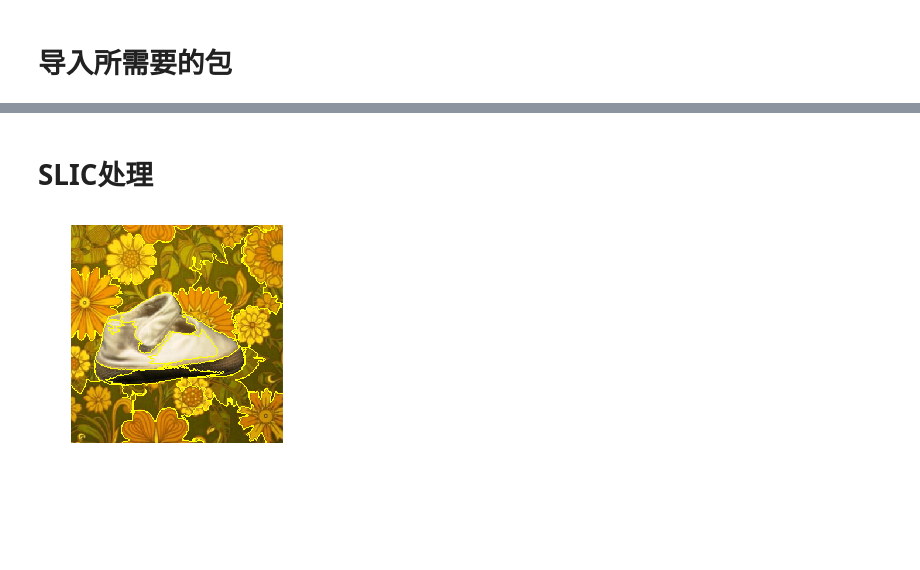
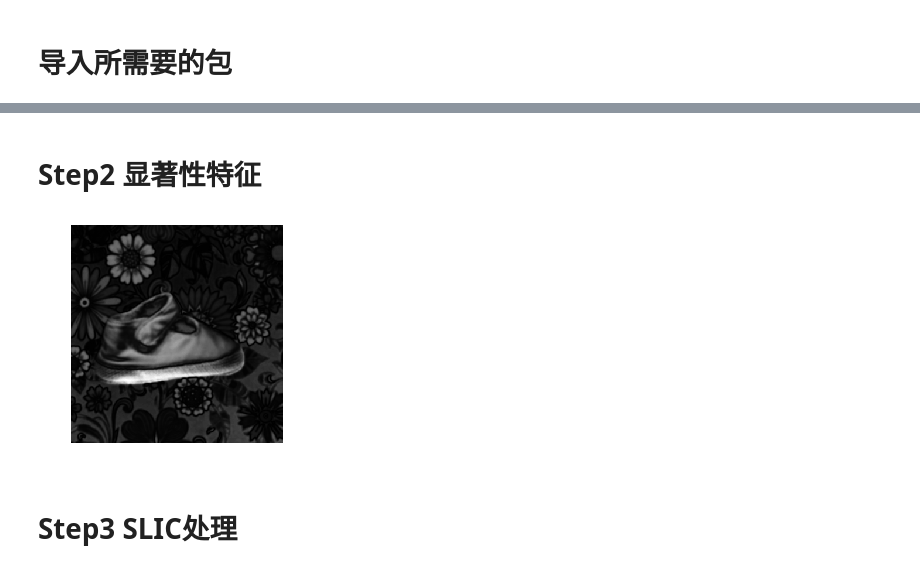
Before and after one commit to YueLiu-coder/Saliency_based_image_segmentation, a Jupyter notebook: Saliency_based_image_segmentation.ipynb, the cells around one changed output, grey strips where cells are left out. Drawn from its saved outputs; the diff is of its cells as text; code cells hidden in the pictures; blank space fills up the shorter version.

```diff
--- a/Saliency_based_image_segmentation.ipynb
+++ b/Saliency_based_image_segmentation.ipynb
@@ -32,25 +37,20 @@ plt.show()
+# %% [markdown]
+# Step2 显著性特征
+# %%
+img = image
+img = cv2.GaussianBlur(img,(5,5), 0)
+gray_lab = cv2.cvtColor(img, cv2.COLOR_RGB2LAB)
+l_mean = np.mean(gray_lab[:,:,0])
+a_mean = np.mean(gray_lab[:,:,1])
+b_mean = np.mean(gray_lab[:,:,2])
+lab = np.square(gray_lab- np.array([l_mean, a_mean, b_mean]))
+lab = np.sum(lab,axis=2)
+max_ = np.max(lab)
+lab = lab/max_
+plt.axis('off')
+plt.imshow(lab, cmap='gray')
+plt.show()
+# %% [output]
+[figure, added]
 # %% [markdown]
-# SLIC处理
+# Step3 SLIC处理
-# %%
-segments = slic(image, n_segments= 40)
-fig = plt.figure()
-ax = fig.add_subplot(1, 1, 1)
-ax.imshow(mark_boundaries(image, segments))
-plt.axis("off")
-plt.show()
-
-
-# # 对分割的数量进行遍历
-# for numSegments in (100, 200, 300):
-#     # apply SLIC and extract (approximately) the supplied number
-#     # of segments
-#     segments = slic(image, n_segments = numSegments, sigma = 5)
-
-#     # show the output of SLIC
-#     fig = plt.figure("Superpixels -- %d segments" % (numSegments))
-#     ax = fig.add_subplot(1, 1, 1)
-#     ax.imshow(mark_boundaries(image, segments))
-#     plt.axis("off")
-# plt.show()
-# %% [output]
-[figure, removed]
```
Also changed, not shown: parts of 7 cells of this notebook, 2 other files.
